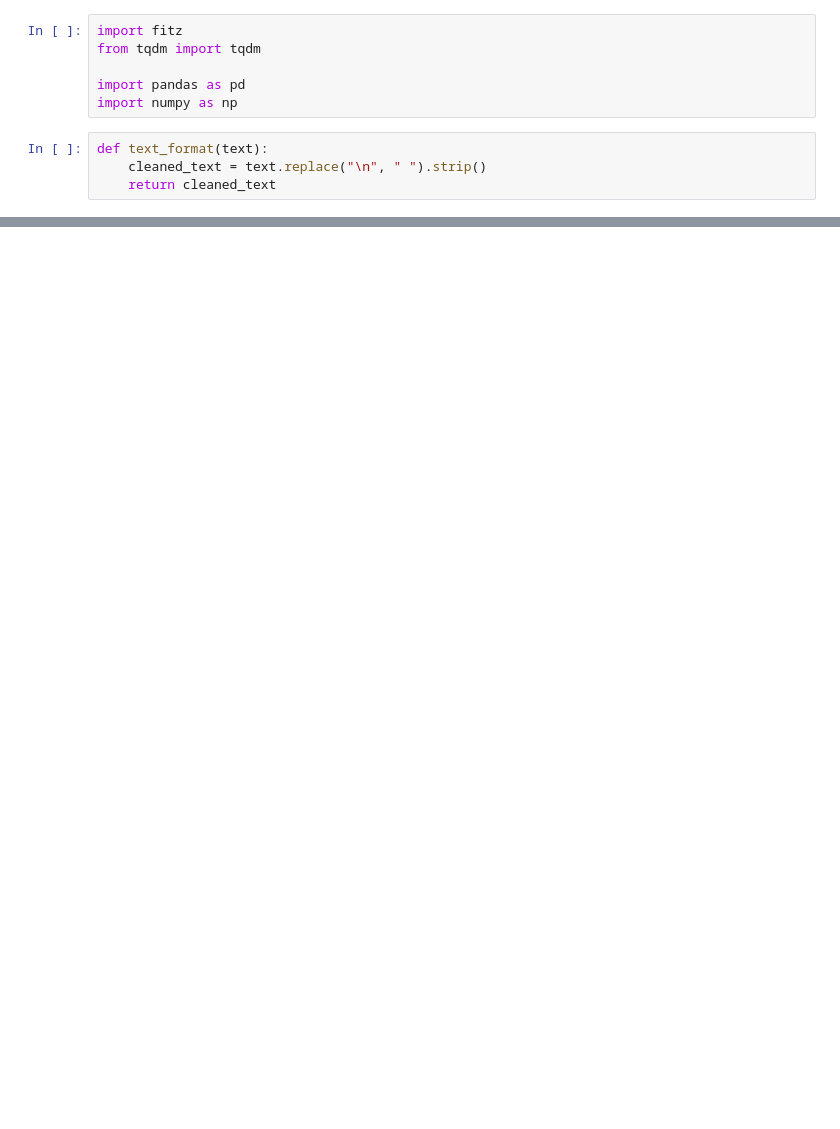
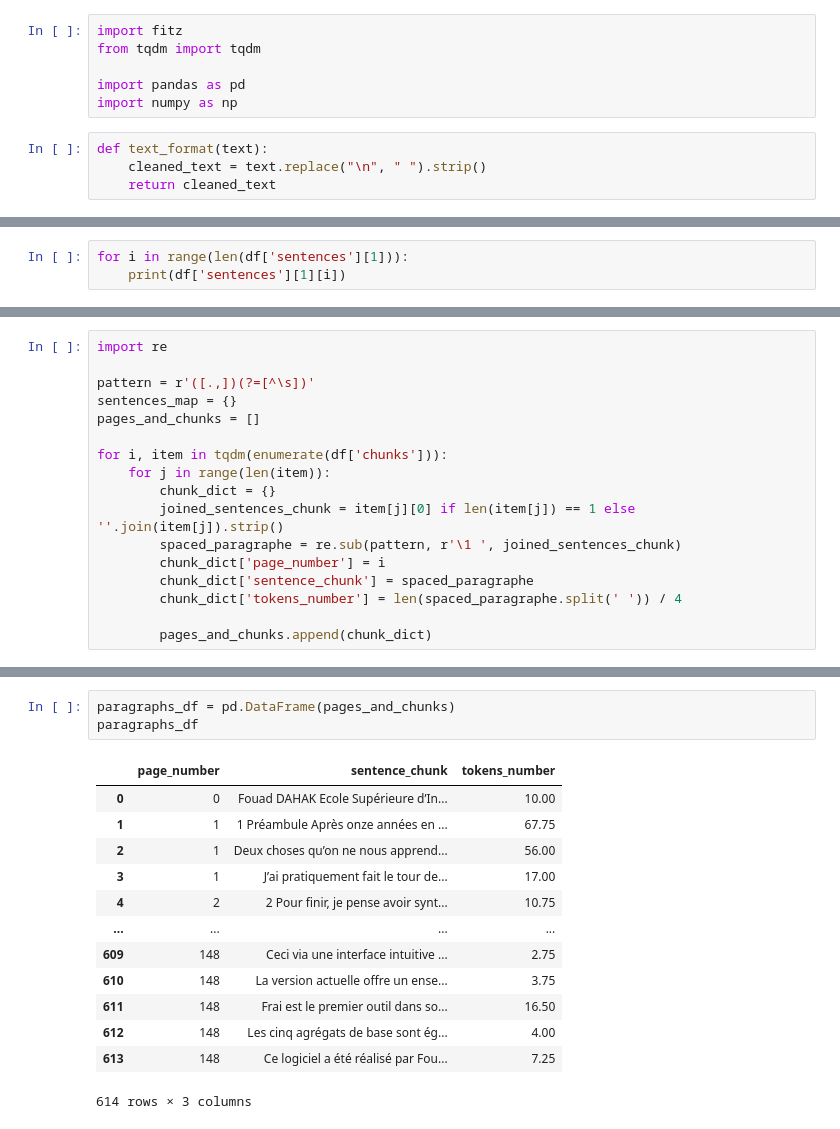
Before and after one commit to MouadBaghdadi/BddChat_RAG_Pipeline, a Jupyter notebook: data_preprocessing/preprocessing.ipynb, the cells around one changed output, grey strips where cells are left out. Saved outputs shown, nothing was run; the diff lists cells and outputs as text; blank space fills up the shorter version.

```diff
--- a/data_preprocessing/preprocessing.ipynb
+++ b/data_preprocessing/preprocessing.ipynb
@@ -28,0 +89,3 @@ FileNotFoundError: no such file: 'support_cours_bdd.pdf'
+# %%
+for i in range(len(df['sentences'][1])):
+    print(df['sentences'][1][i])
@@ -28,0 +180,17 @@ FileNotFoundError: no such file: 'support_cours_bdd.pdf'
+# %%
+import re
+
+pattern = r'([.,])(?=[^\s])'
+sentences_map = {}
+pages_and_chunks = []
+
+for i, item in tqdm(enumerate(df['chunks'])):
+    for j in range(len(item)):
+        chunk_dict = {}
+        joined_sentences_chunk = item[j][0] if len(item[j]) == 1 else ''.join(item[j]).strip()
+        spaced_paragraphe = re.sub(pattern, r'\1 ', joined_sentences_chunk)
+        chunk_dict['page_number'] = i
+        chunk_dict['sentence_chunk'] = spaced_paragraphe
+        chunk_dict['tokens_number'] = len(spaced_paragraphe.split(' ')) / 4
+
+        pages_and_chunks.append(chunk_dict)
@@ -28,0 +217,17 @@ FileNotFoundError: no such file: 'support_cours_bdd.pdf'
+# %%
+paragraphs_df = pd.DataFrame(pages_and_chunks)
+paragraphs_df
+# %% [output]
+|  | page_number | sentence_chunk | tokens_number |
+| 0 | 0 | Fouad DAHAK Ecole Supérieure d’In... | 10.00 |
+| 1 | 1 | 1 Préambule Après onze années en ... | 67.75 |
+| 2 | 1 | Deux choses qu’on ne nous apprend... | 56.00 |
+| 3 | 1 | J’ai pratiquement fait le tour de... | 17.00 |
+| 4 | 2 | 2 Pour finir, je pense avoir synt... | 10.75 |
+| ... | ... | ... | ... |
+| 609 | 148 | Ceci via une interface intuitive ... | 2.75 |
+| 610 | 148 | La version actuelle offre un ense... | 3.75 |
+| 611 | 148 | Frai est le premier outil dans so... | 16.50 |
+| 612 | 148 | Les cinq agrégats de base sont ég... | 4.00 |
+| 613 | 148 | Ce logiciel a été réalisé par Fou... | 7.25 |
+614 rows × 3 columns
```
Also changed, not shown: parts of 21 cells of this notebook, 1 other file.
